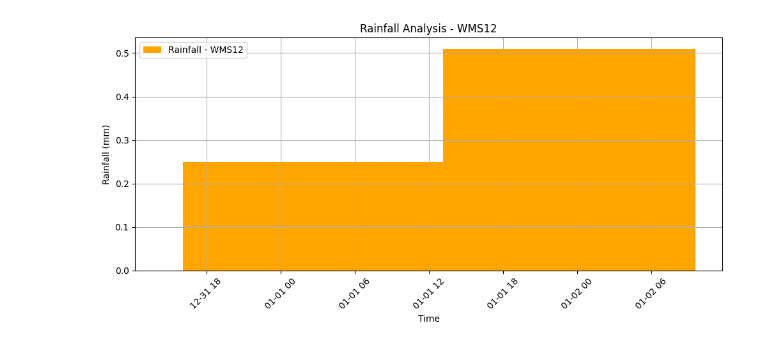
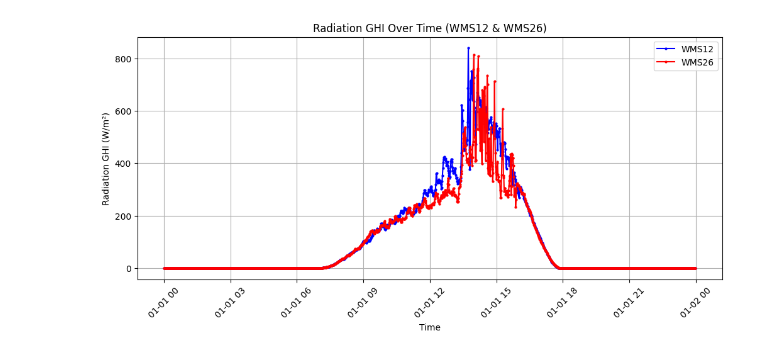
Before and after one commit to divyani95/Radiation_Analysis, a Jupyter notebook: Radiation_Analysis(Updated).ipynb, the cells around one changed output. Cells and saved outputs as stored; diff of their text form; code cells hidden in the pictures.

```diff
--- a/Radiation_Analysis(Updated).ipynb
+++ b/Radiation_Analysis(Updated).ipynb
@@ -111,25 +6,34 @@ plt.show()
-# %%
-# Clean column names for both sheets
-for sheet, data in data_sheets.items():
-    data.columns = data.columns.str.strip().str.replace("\n", " ", regex=True)
-
-# Rainfall analysis
-for sheet, data in data_sheets.items():
-    if 'Time Stamp' in data.columns and 'Today Rain' in data.columns:
-        # Convert 'Time Stamp' to datetime and drop invalid rows
-        data['Time Stamp'] = pd.to_datetime(data['Time Stamp'], errors='coerce')
-        data = data.dropna(subset=['Time Stamp'])  # Remove rows with invalid datetime
-
-        # Plot rainfall data
-        plt.figure(figsize=(10, 5))
-        plt.bar(data['Time Stamp'], data['Today Rain'], color='orange', label=f"Rainfall - {sheet}")
-        plt.title(f"Rainfall Analysis - {sheet}")
-        plt.xlabel("Time")
-        plt.ylabel("Rainfall (mm)")
-        plt.xticks(rotation=45)
-        plt.grid()
-        plt.legend()
-        plt.tight_layout()
-        plt.show()
-# %% [output]
-[figure, removed]
+# %%
+# Load the Excel file
+file_path = "/content/Book1.xlsx"
+xls = pd.ExcelFile(file_path)
+# %%
+# Load the WMS12 and WMS26 sheets
+df_wms12 = pd.read_excel(xls, sheet_name="WMS12")
+df_wms26 = pd.read_excel(xls, sheet_name="WMS26")
+# %%
+# Clean the data
+def clean_data(df):
+    df = df.iloc[1:].reset_index(drop=True)  # Remove unit row
+    df["Time Stamp"] = pd.to_datetime(df["Time Stamp"], errors='coerce')
+    df["Wind Speed"] = pd.to_numeric(df["Wind Speed"], errors='coerce')
+    df["Radiation GHI"] = pd.to_numeric(df["Radiation GHI"], errors='coerce')
+    df["Ambient Temperature"] = pd.to_numeric(df["Ambient Temperature"], errors='coerce')
+    return df.dropna(subset=["Time Stamp", "Wind Speed", "Radiation GHI", "Ambient Temperature"])
+
+df_wms12 = clean_data(df_wms12)
+df_wms26 = clean_data(df_wms26)
+# %%
+# Plot 1: Line plot - Radiation GHI over time
+plt.figure(figsize=(12, 5))
+plt.plot(df_wms12["Time Stamp"], df_wms12["Radiation GHI"], marker='o', linestyle='-', color='blue', markersize=2, label='WMS12')
+plt.plot(df_wms26["Time Stamp"], df_wms26["Radiation GHI"], marker='o', linestyle='-', color='red', markersize=2, label='WMS26')
+plt.xlabel("Time")
+plt.ylabel("Radiation GHI (W/m²)")
+plt.title("Radiation GHI Over Time (WMS12 & WMS26)")
+plt.xticks(rotation=45)
+plt.legend()
+plt.grid(True)
+plt.show()
+# %% [output]
+[figure, added]
```
Also changed, not shown: parts of 10 cells of this notebook.
